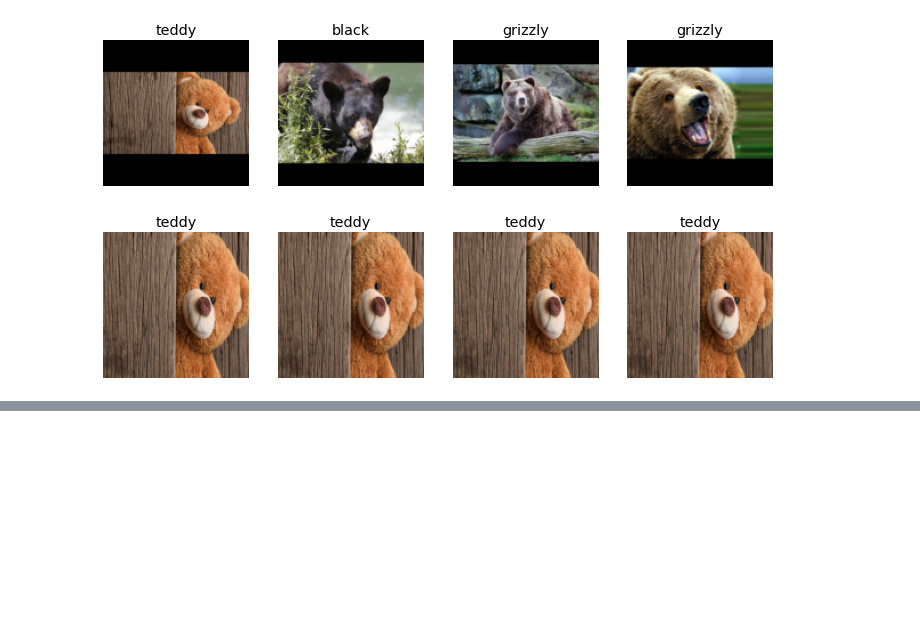
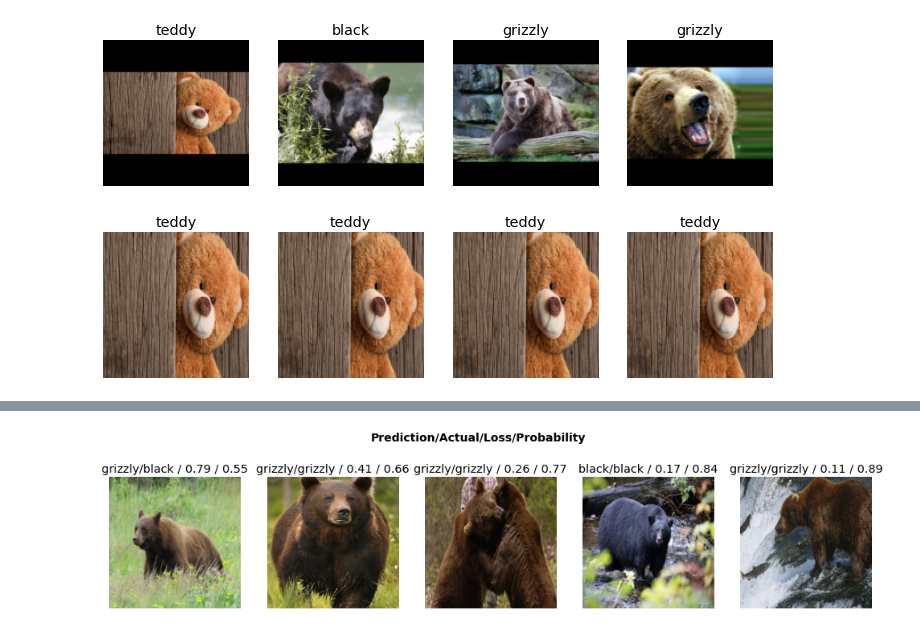
Before and after one commit to champsleague/Deep-Learning, a Jupyter notebook: Lesson2.ipynb, the cells around one changed output, grey strips where cells are left out. Drawn from its saved outputs; the diff is of its cells as text; code cells hidden in the pictures; blank space fills up the shorter version.

```diff
--- a/Lesson2.ipynb
+++ b/Lesson2.ipynb
@@ -111,0 +149,3 @@ dls.valid.show_batch(max_n=4, nrows=1,unique=True)
+# %%
+interp.plot_top_losses(5,nrows=1, figsize=(17,4))
+# %% [output]
@@ -111,0 +153 @@ dls.valid.show_batch(max_n=4, nrows=1,unique=True)
+[figure, added]
```
Also changed, not shown: parts of 5 cells of this notebook.
